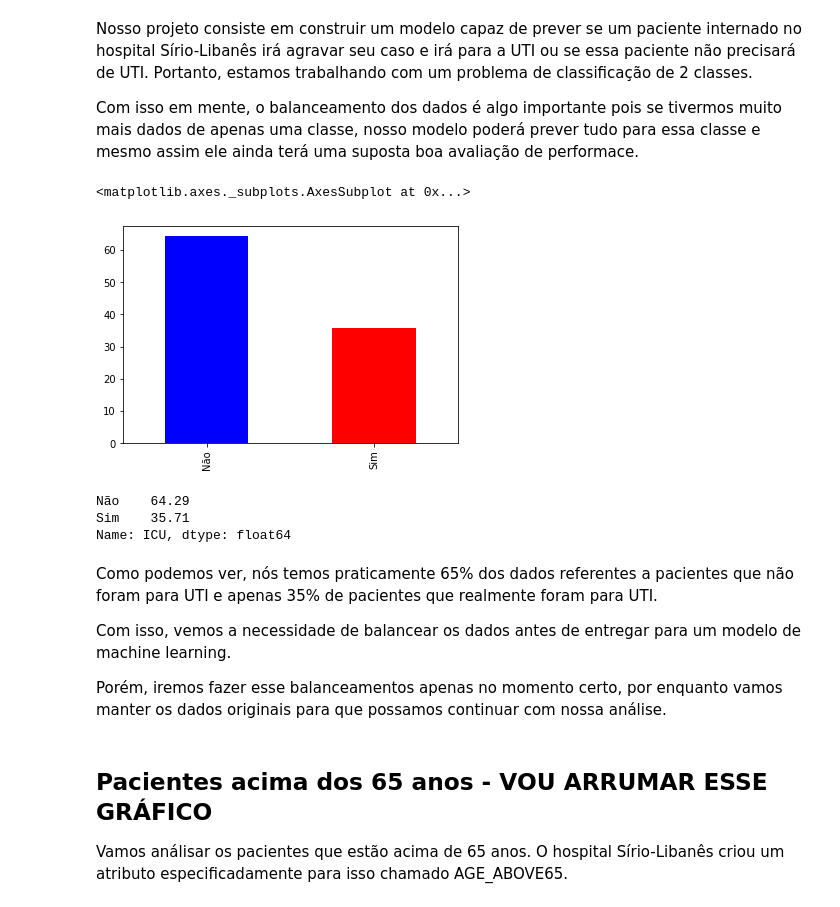
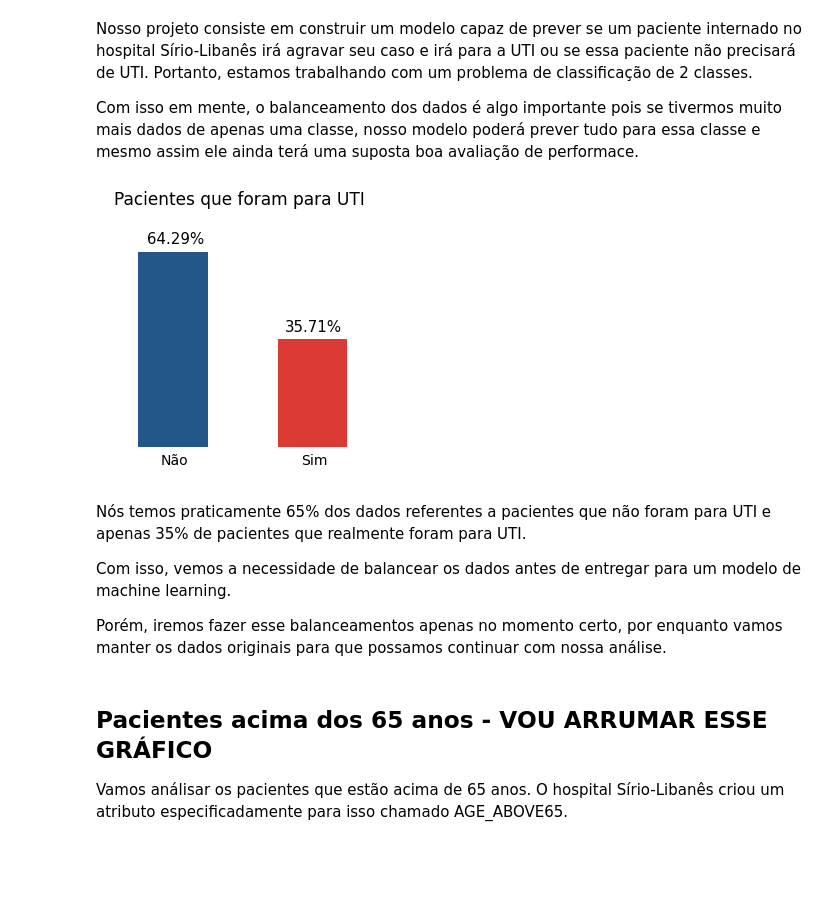
Before and after one commit to rodrigodemend/Diagn-stico-de-Dados-Cl-nicos-com-Machine-Learning, a Jupyter notebook: Notebooks/Modelagem_para_Diagnóstico_de_Dados_Clínicos_com_Machine_Learning_.ipynb, the cells around one changed output. Cells and saved outputs as stored; diff of their text form; code cells hidden in the pictures; blank space fills up the shorter version.

```diff
--- a/Notebooks/Modelagem_para_Diagnóstico_de_Dados_Clínicos_com_Machine_Learning_.ipynb
+++ b/Notebooks/Modelagem_para_Diagnóstico_de_Dados_Clínicos_com_Machine_Learning_.ipynb
@@ -179,27 +179,28 @@ Além de buscar por novos atributos escondidos nos dados, também iremos ajustar
 Nosso projeto consiste em construir um modelo capaz de prever se um paciente internado no hospital Sírio-Libanês irá agravar seu caso e irá para a UTI ou se essa paciente não precisará de UTI. Portanto, estamos trabalhando com um problema de classificação de 2 classes.
 
 Com isso em mente, o balanceamento dos dados é algo importante pois se tivermos muito mais dados de apenas uma classe, nosso modelo poderá prever tudo para essa classe e mesmo assim ele ainda terá uma suposta boa avaliação de performace.
-# %%
-# Dicionário para visualização das labels
-dict_grafico_dados_desbalanceados = {0:'Não', 1:'Sim'}
-
-# Visualizando gráficamente o desbalanceamento dos dados
-round(dados['ICU'].map(dict_grafico_dados_desbalanceados).value_counts(normalize=True)*100, 2).plot.bar(color=['b', 'r'])
-
-
-# Podemos ver que não temos dados balanceados
-#sns.countplot(dados['ICU'])
-# %% [output]
-<matplotlib.axes._subplots.AxesSubplot at 0x...>
-[figure, removed]
-# %%
-round(dados['ICU'].map(dict_grafico_dados_desbalanceados).value_counts(normalize=True)*100, 2)
-# %% [output]
-Não    64.29
-Sim    35.71
-Name: ICU, dtype: float64
+# %%
+# Visualizando gráficamente o desbalanceamento dos dados
+ax=round(dados['ICU'].value_counts(normalize=True)*100, 2).plot.bar(figsize=(5,5), color=['#235789', '#DB3A34'])
+# Delimitando eixo y
+plt.ylim(-10, 80)
+# Apagando eixos
+ax.axis('off')
+# Legendas
+plt.text(-0.085, -6.0, "Não", fontsize=14)
+plt.text(0.92, -6.0, "Sim", fontsize=14)
+# Porcentagens
+ICU_Nao = round(dados['ICU'].value_counts(normalize=True)*100, 2)[0]
+ICU_Sim = round(dados['ICU'].value_counts(normalize=True)*100, 2)[1]
+plt.text(-0.185, 67, str(ICU_Nao)+str('%'), fontsize=15)
+plt.text(0.8, 38, str(ICU_Sim)+str('%'), fontsize=15)
+# Titulo
+plt.text(-0.42, 80,'Pacientes que foram para UTI', fontsize=17)
+plt.show()
+# %% [output]
+[figure, added]
 # %% [markdown]
-Como podemos ver, nós temos praticamente 65% dos dados referentes a pacientes que não foram para UTI e apenas 35% de pacientes que realmente foram para UTI.
+Nós temos praticamente 65% dos dados referentes a pacientes que não foram para UTI e apenas 35% de pacientes que realmente foram para UTI.
 
 Com isso, vemos a necessidade de balancear os dados antes de entregar para um modelo de machine learning.
 
```
Also changed, not shown: parts of 5 cells of this notebook.
